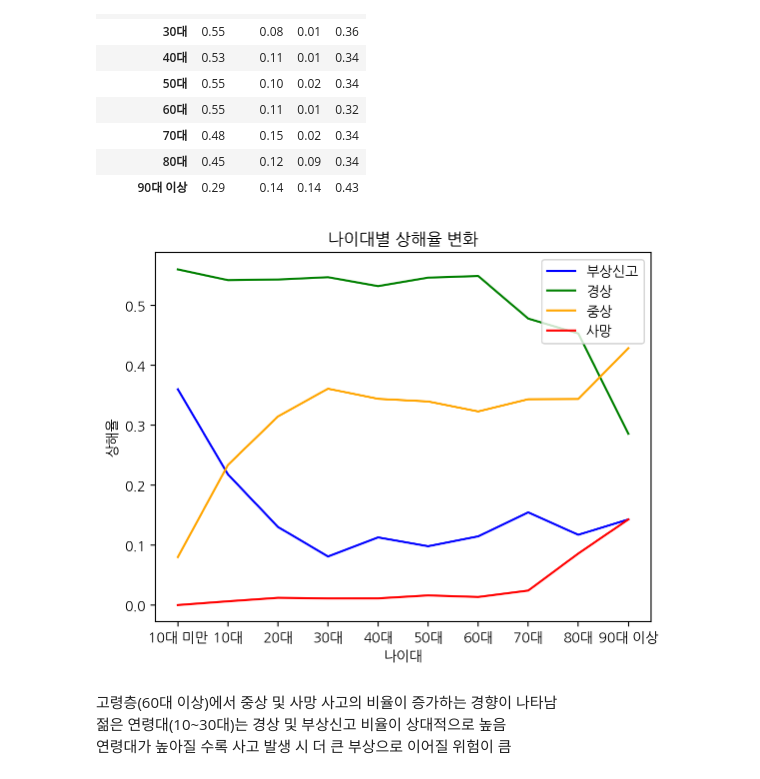
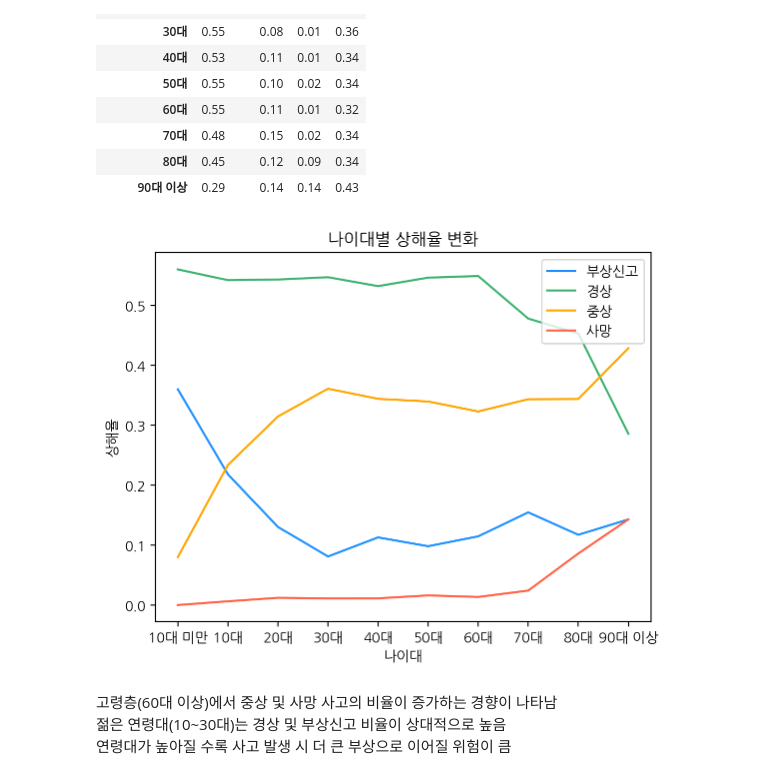
Before and after one commit to carvestar/25-BDA-TeamDP, a Jupyter notebook: 25_BDA_BikeCrash_TeamDP.ipynb, the cells around one changed output. Saved outputs shown, nothing was run; the diff lists cells and outputs as text; code cells hidden in the pictures.

```diff
--- a/25_BDA_BikeCrash_TeamDP.ipynb
+++ b/25_BDA_BikeCrash_TeamDP.ipynb
@@ -129,7 +120,7 @@ tempPrepAge = tempPrepAge.str.replace("세", "")
 
 
 df['prepAge'] = pd.to_numeric(tempPrepAge)
-df['prepGender'] = rData['가해자성별']
+df['가해자성별'] = rData['가해자성별']
 df['prepVehicle'] = rData['가해자차종']
 df['prepDamage'] = rData['가해자신체상해정도']
 # %%
@@ -139,7 +130,7 @@ tempVictemAge = tempVictemAge.replace("없음", None)
 tempVictemAge = tempVictemAge.str.replace("세", "")
 
 df['victemAge'] = pd.to_numeric(tempVictemAge)
-df['victemGender'] = rData['피해자성별'].replace("없음", None)
+df['피해자성별'] = rData['피해자성별'].replace("없음", None)
 df['victemVehicle'] = rData['피해자차종'].replace("없음", None)
 df['victemDamage'] = rData['피해자신체상해정도'].replace("없음", None)
 # %%
@@ -320,8 +311,8 @@ plt.show()
 # %% [markdown]
 ### '기타불명' 값은 None으로 처리하여 시각화에서 제외
 # %%
-df['prepGender'] = df['prepGender'].replace('기타불명', None)
-df['victemGender'] = df['victemGender'].replace('기타불명', None)
+df['가해자성별'] = df['가해자성별'].replace('기타불명', None)
+df['피해자성별'] = df['피해자성별'].replace('기타불명', None)
 # %% [markdown]
 ## 가해자 성별별 사고 횟수 시각화 <br> 성별에 따라 사고 발생 빈도가 어떻게 다른지 분석
 # %%
@@ -569,17 +567,17 @@ result
 | 80대 | 0.45 | 0.12 | 0.09 | 0.34 |
 | 90대 이상 | 0.29 | 0.14 | 0.14 | 0.43 |
 # %%
-sns.lineplot(result, x='prepAgeGroup', y='부상신고', label = '부상신고', c ='blue')
-sns.lineplot(result, x='prepAgeGroup', y='경상',label = '경상', c = 'green')
-sns.lineplot(result, x='prepAgeGroup', y='중상', label = '중상', c = 'orange')
-sns.lineplot(result, x='prepAgeGroup', y='사망', label = '사망', c = 'r')
+sns.lineplot(result, x = 'prepAgeGroup', y = '부상신고', label = '부상신고', c ='dodgerblue')
+sns.lineplot(result, x = 'prepAgeGroup', y = '경상',label = '경상', c = 'mediumseagreen')
+sns.lineplot(result, x = 'prepAgeGroup', y = '중상', label = '중상', c = 'orange')
+sns.lineplot(result, x = 'prepAgeGroup', y = '사망', label = '사망', c = 'tomato')
 plt.ylabel("상해율")
 plt.xlabel("나이대")
 plt.title("나이대별 상해율 변화")
 plt.legend()
 plt.show()
 # %% [output]
-[figure, old version]
+[figure, new version]
 # %% [markdown]
 고령층(60대 이상)에서 중상 및 사망 사고의 비율이 증가하는 경향이 나타남 <br>
 젊은 연령대(10~30대)는 경상 및 부상신고 비율이 상대적으로 높음 <br>
```
Also changed, not shown: parts of 9 cells of this notebook.
